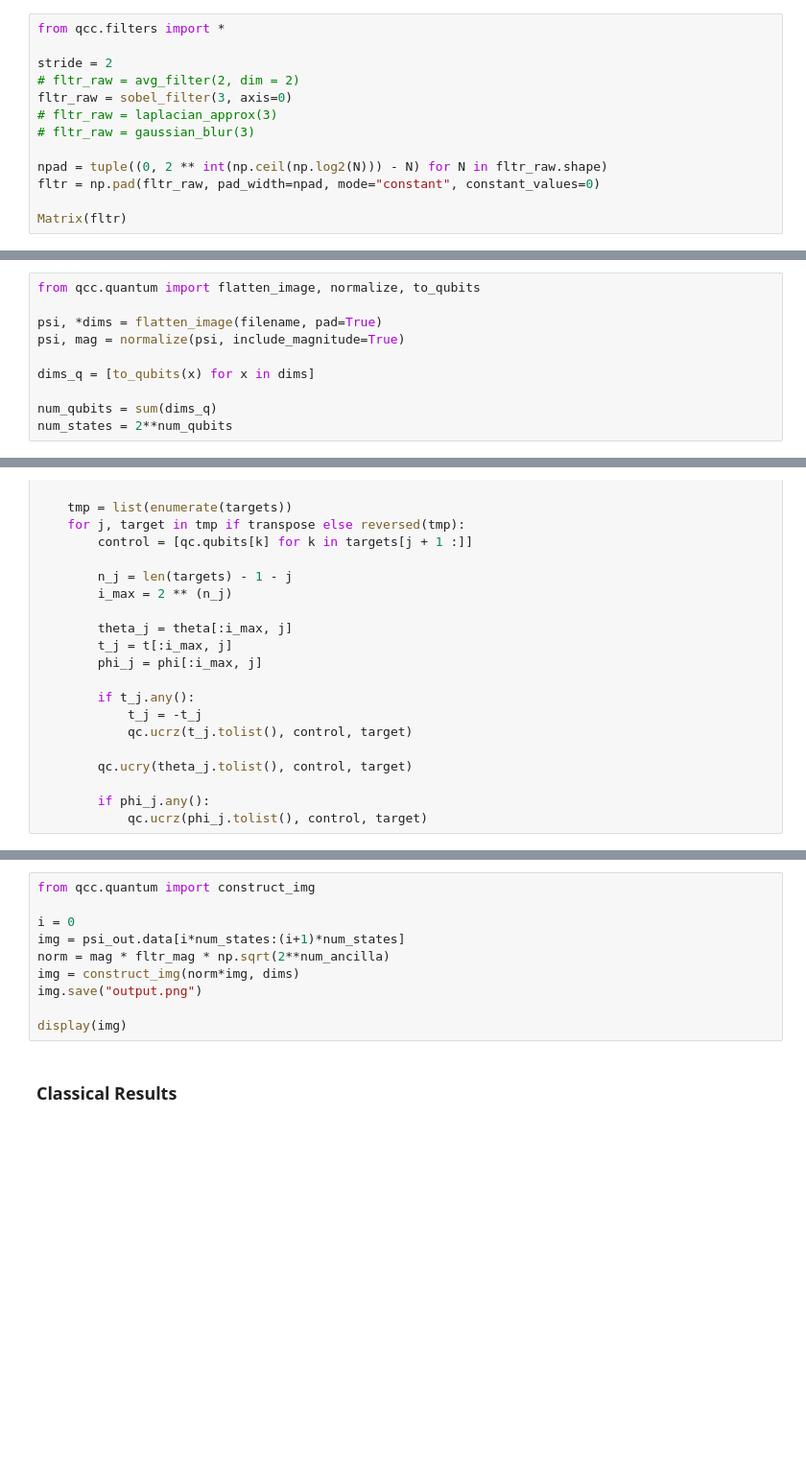
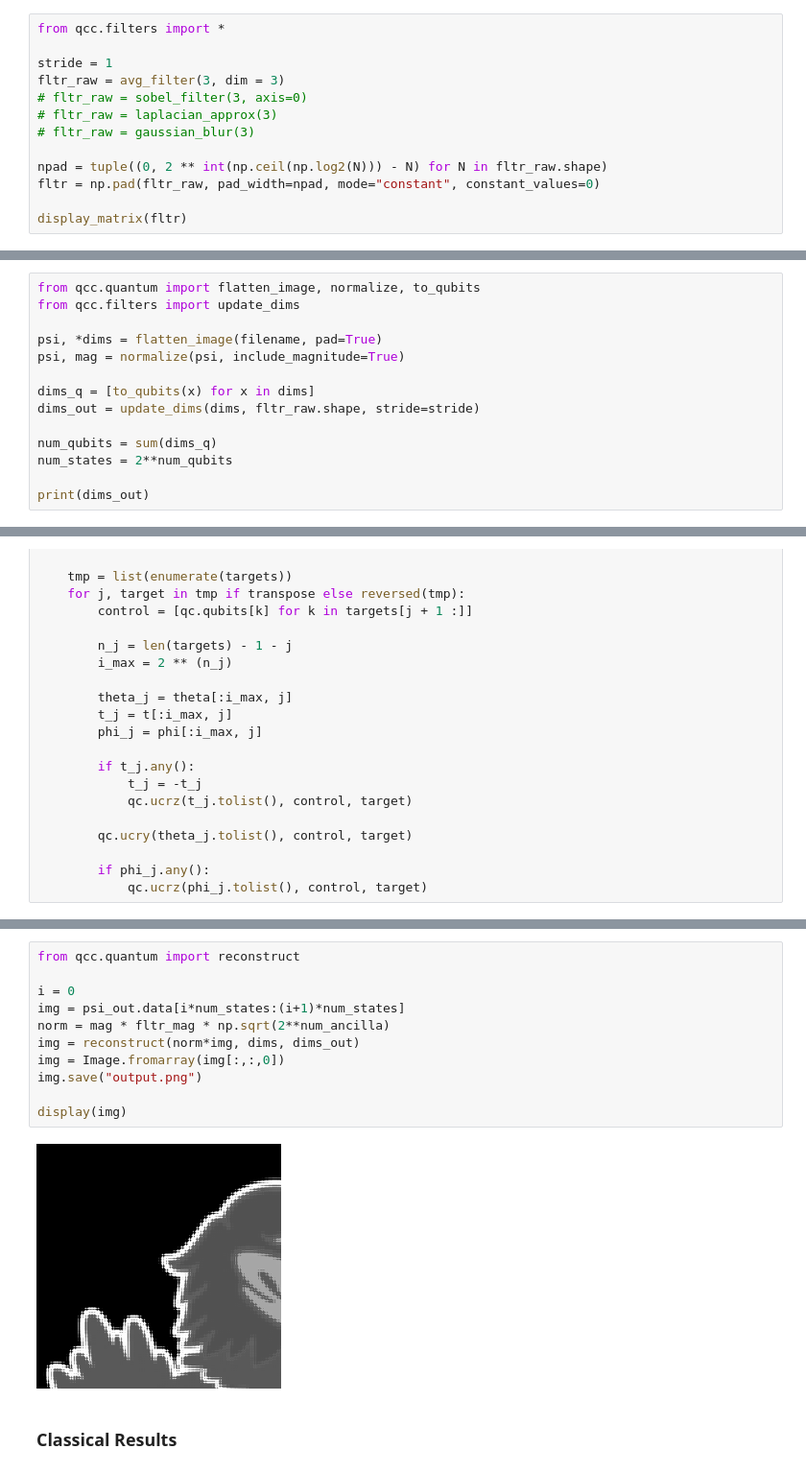
Before and after one commit to mingyoungjeng/quantum-convolutional-classifier, a Jupyter notebook: docs/convolution_qiskit.ipynb, the cells around one changed output, grey strips where cells are left out. Shown at 96% size. Drawn from its saved outputs; the diff is of its cells as text; blank space fills up the shorter version.

```diff
--- a/docs/convolution_qiskit.ipynb
+++ b/docs/convolution_qiskit.ipynb
@@ -19,13 +27,13 @@ def display_quantum_circuit(qc):
 # %%
 from qcc.filters import *
 
-stride = 2
-# fltr_raw = avg_filter(2, dim = 2)
-fltr_raw = sobel_filter(3, axis=0)
+stride = 1
+fltr_raw = avg_filter(3, dim = 3)
+# fltr_raw = sobel_filter(3, axis=0)
 # fltr_raw = laplacian_approx(3)
 # fltr_raw = gaussian_blur(3)
 
 npad = tuple((0, 2 ** int(np.ceil(np.log2(N))) - N) for N in fltr_raw.shape)
 fltr = np.pad(fltr_raw, pad_width=npad, mode="constant", constant_values=0)
 
-Matrix(fltr)
+display_matrix(fltr)
@@ -32,10 +60,14 @@ Matrix(fltr)
 # %%
 from qcc.quantum import flatten_image, normalize, to_qubits
+from qcc.filters import update_dims
 
 psi, *dims = flatten_image(filename, pad=True)
 psi, mag = normalize(psi, include_magnitude=True)
 
 dims_q = [to_qubits(x) for x in dims]
+dims_out = update_dims(dims, fltr_raw.shape, stride=stride)
 
 num_qubits = sum(dims_q)
 num_states = 2**num_qubits
+
+print(dims_out)
@@ -191,13 +229,16 @@ else:
 # %%
-from qcc.quantum import construct_img
+from qcc.quantum import reconstruct
 
 i = 0
 img = psi_out.data[i*num_states:(i+1)*num_states]
 norm = mag * fltr_mag * np.sqrt(2**num_ancilla)
-img = construct_img(norm*img, dims)
+img = reconstruct(norm*img, dims, dims_out)
+img = Image.fromarray(img[:,:,0])
 img.save("output.png")
 
 display(img)
+# %% [output]
+[figure, added]
 # %% [markdown]
 ### Classical Results
 # %%
```
Also changed, not shown: parts of 12 cells of this notebook, 8 other files.
